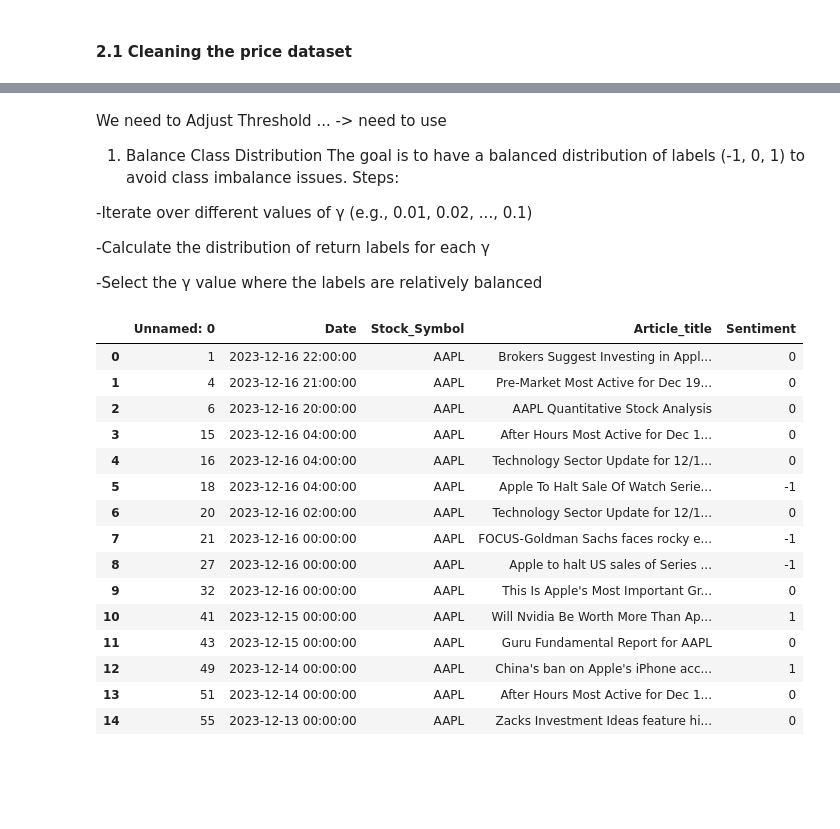
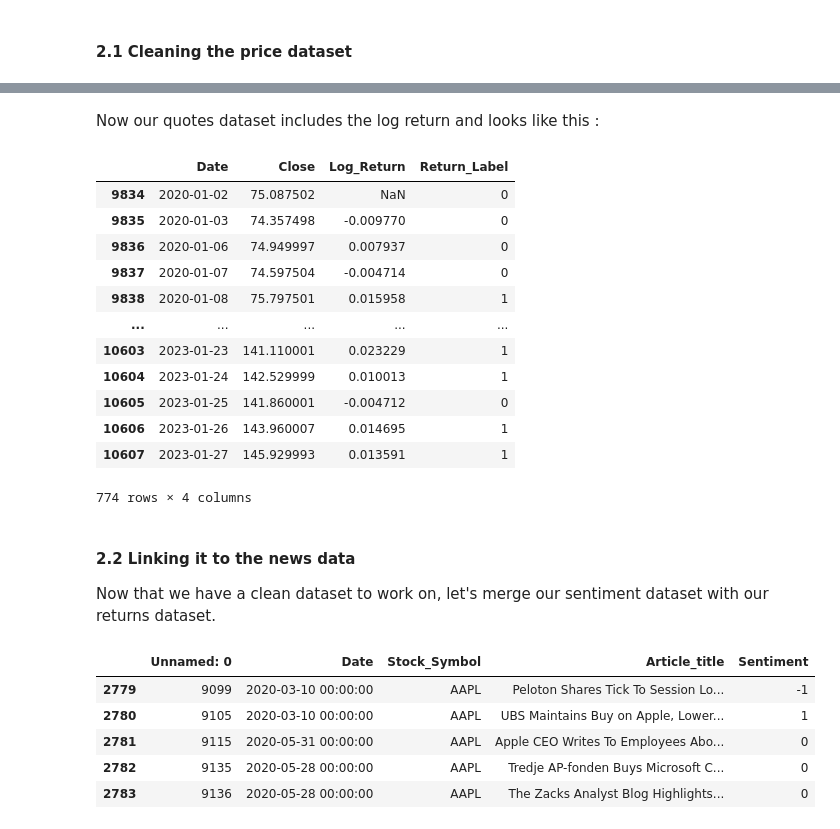
Before and after one commit to Crqbu/Sentiment-Market-Anomaly, a Jupyter notebook: notebooks/data_analysis.ipynb, the cells around one changed output, grey strips where cells are left out. Drawn from its saved outputs; the diff is of its cells as text; code cells hidden in the pictures; blank space fills up the shorter version.

```diff
--- a/notebooks/data_analysis.ipynb
+++ b/notebooks/data_analysis.ipynb
@@ -46,6 +49,3 @@ df_to_clean.head()
 | 2 | 2 | 2023-12-16 21:00:00 | AAPL | Company News for Dec 19, 2023 |
 | 3 | 3 | 2023-12-16 21:00:00 | AAPL | NVIDIA (NVDA) Up 243% YTD: Will I... |
 | 4 | 4 | 2023-12-16 21:00:00 | AAPL | Pre-Market Most Active for Dec 19... |
-# %%
-pd.set_option('display.max_colwidth', None)
-print(df_to_clean["Article_title"].head())
@@ -281,14 +242,0 @@ plt.show()
-# %% [markdown]
-We need to Adjust Threshold ... -> need to use
-1. Balance Class Distribution
-The goal is to have a balanced distribution of labels (-1, 0, 1) to avoid class imbalance issues.
-Steps:
-
--Iterate over different values of
-γ (e.g., 0.01, 0.02, ..., 0.1)
-
--Calculate the distribution of return labels for each
-γ
-
--Select the
-γ value where the labels are relatively balanced
@@ -297,21 +243,32 @@ Steps:
+# %% [markdown]
+Now our quotes dataset includes the log return and looks like this :
+# %%
+data
+# %% [output]
+|  | Date | Close | Log_Return | Return_Label |
+| 9834 | 2020-01-02 | 75.087502 | NaN | 0 |
+| 9835 | 2020-01-03 | 74.357498 | -0.009770 | 0 |
+| 9836 | 2020-01-06 | 74.949997 | 0.007937 | 0 |
+| 9837 | 2020-01-07 | 74.597504 | -0.004714 | 0 |
+| 9838 | 2020-01-08 | 75.797501 | 0.015958 | 1 |
+| ... | ... | ... | ... | ... |
+| 10603 | 2023-01-23 | 141.110001 | 0.023229 | 1 |
+| 10604 | 2023-01-24 | 142.529999 | 0.010013 | 1 |
+| 10605 | 2023-01-25 | 141.860001 | -0.004712 | 0 |
+| 10606 | 2023-01-26 | 143.960007 | 0.014695 | 1 |
+| 10607 | 2023-01-27 | 145.929993 | 0.013591 | 1 |
+774 rows × 4 columns
+# %% [markdown]
+#### 2.2 Linking it to the news data
+Now that we have a clean dataset to work on, let's merge our sentiment dataset with our returns dataset.
 # %%
 returns_data = pd.read_csv('../data/processed/processed_apple_historical_data.csv')
 sentiment_data = pd.read_csv('../data/processed/processed_news_data_with_sent.csv')
-sentiment_data.head(15)
+sentiment_data.tail(5)
 # %% [output]
 |  | Unnamed: 0 | Date | Stock_Symbol | Article_title | Sentiment |
-| 0 | 1 | 2023-12-16 22:00:00 | AAPL | Brokers Suggest Investing in Appl... | 0 |
-| 1 | 4 | 2023-12-16 21:00:00 | AAPL | Pre-Market Most Active for Dec 19... | 0 |
-| 2 | 6 | 2023-12-16 20:00:00 | AAPL | AAPL Quantitative Stock Analysis | 0 |
-| 3 | 15 | 2023-12-16 04:00:00 | AAPL | After Hours Most Active for Dec 1... | 0 |
-| 4 | 16 | 2023-12-16 04:00:00 | AAPL | Technology Sector Update for 12/1... | 0 |
-| 5 | 18 | 2023-12-16 04:00:00 | AAPL | Apple To Halt Sale Of Watch Serie... | -1 |
-| 6 | 20 | 2023-12-16 02:00:00 | AAPL | Technology Sector Update for 12/1... | 0 |
-| 7 | 21 | 2023-12-16 00:00:00 | AAPL | FOCUS-Goldman Sachs faces rocky e... | -1 |
-| 8 | 27 | 2023-12-16 00:00:00 | AAPL | Apple to halt US sales of Series ... | -1 |
-| 9 | 32 | 2023-12-16 00:00:00 | AAPL | This Is Apple's Most Important Gr... | 0 |
-| 10 | 41 | 2023-12-15 00:00:00 | AAPL | Will Nvidia Be Worth More Than Ap... | 1 |
-| 11 | 43 | 2023-12-15 00:00:00 | AAPL | Guru Fundamental Report for AAPL | 0 |
-| 12 | 49 | 2023-12-14 00:00:00 | AAPL | China's ban on Apple's iPhone acc... | 1 |
-| 13 | 51 | 2023-12-14 00:00:00 | AAPL | After Hours Most Active for Dec 1... | 0 |
-| 14 | 55 | 2023-12-13 00:00:00 | AAPL | Zacks Investment Ideas feature hi... | 0 |
+| 2779 | 9099 | 2020-03-10 00:00:00 | AAPL | Peloton Shares Tick To Session Lo... | -1 |
+| 2780 | 9105 | 2020-03-10 00:00:00 | AAPL | UBS Maintains Buy on Apple, Lower... | 1 |
+| 2781 | 9115 | 2020-05-31 00:00:00 | AAPL | Apple CEO Writes To Employees Abo... | 0 |
+| 2782 | 9135 | 2020-05-28 00:00:00 | AAPL | Tredje AP-fonden Buys Microsoft C... | 0 |
+| 2783 | 9136 | 2020-05-28 00:00:00 | AAPL | The Zacks Analyst Blog Highlights... | 0 |
```
Also changed, not shown: parts of 21 cells of this notebook.
